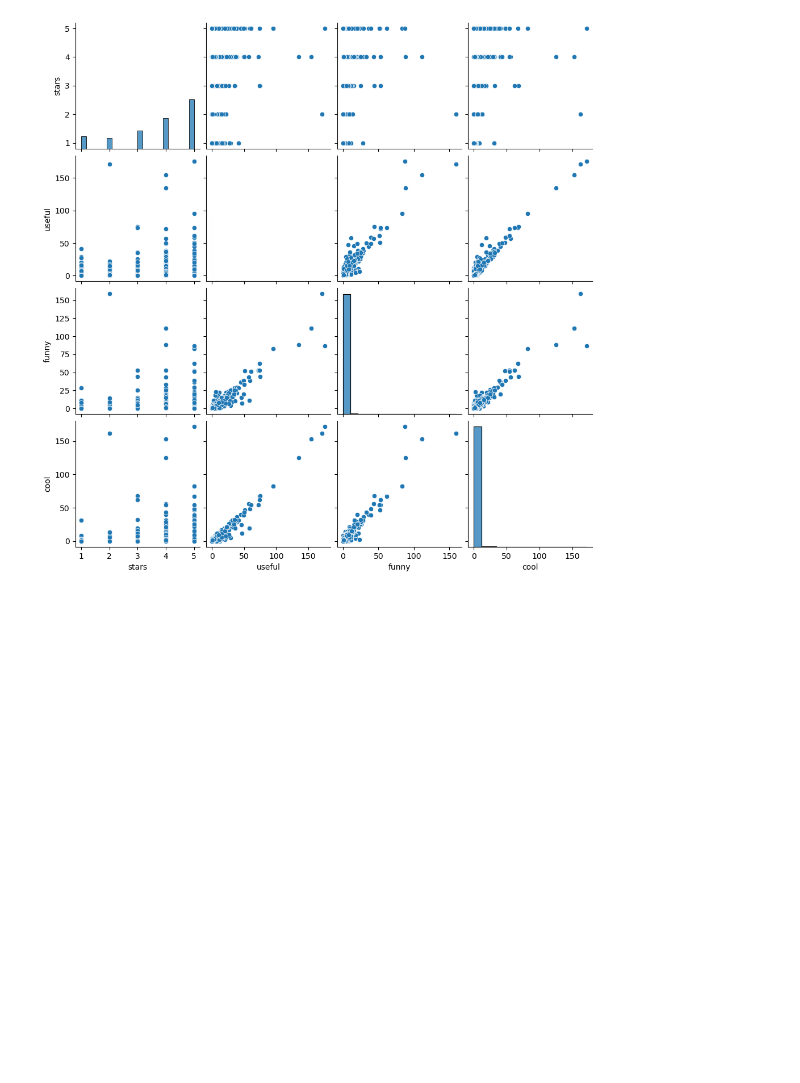
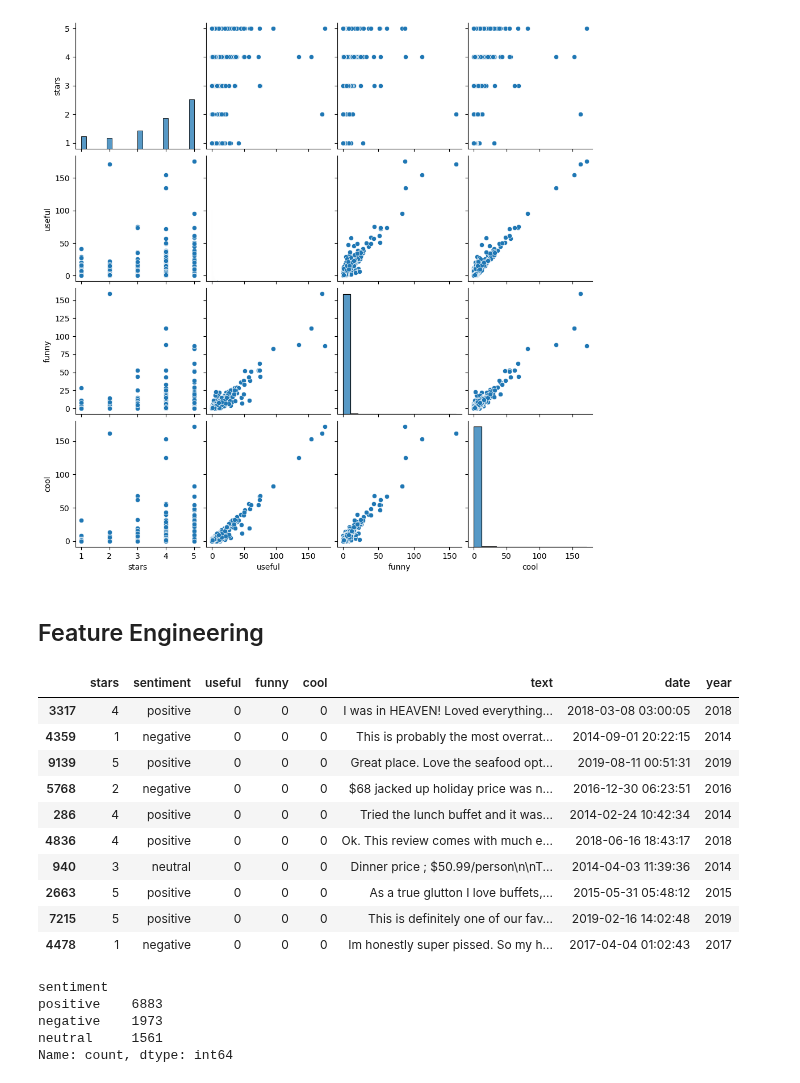
Before and after one commit to zafermesut/ai-crash-course, a Jupyter notebook: Homeworks/NLP-Classification/Restaurant.ipynb, the cells around one changed output. Drawn from its saved outputs; the diff is of its cells as text; code cells hidden in the pictures; blank space fills up the shorter version.

```diff
--- a/Homeworks/NLP-Classification/Restaurant.ipynb
+++ b/Homeworks/NLP-Classification/Restaurant.ipynb
@@ -153,3 +157,5 @@ sns.pairplot(df[['stars', 'useful', 'funny', 'cool']])
 plt.show()
 # %% [output]
 [figure]
+# %% [markdown]
+## Feature Engineering
@@ -155,0 +165,22 @@ plt.show()
+# %%
+df.sample(10)
+# %% [output]
+|  | stars | sentiment | useful | funny | cool | text | date | year |
+| 3317 | 4 | positive | 0 | 0 | 0 | I was in HEAVEN! Loved everything... | 2018-03-08 03:00:05 | 2018 |
+| 4359 | 1 | negative | 0 | 0 | 0 | This is probably the most overrat... | 2014-09-01 20:22:15 | 2014 |
+| 9139 | 5 | positive | 0 | 0 | 0 | Great place. Love the seafood opt... | 2019-08-11 00:51:31 | 2019 |
+| 5768 | 2 | negative | 0 | 0 | 0 | $68 jacked up holiday price was n... | 2016-12-30 06:23:51 | 2016 |
+| 286 | 4 | positive | 0 | 0 | 0 | Tried the lunch buffet and it was... | 2014-02-24 10:42:34 | 2014 |
+| 4836 | 4 | positive | 0 | 0 | 0 | Ok. This review comes with much e... | 2018-06-16 18:43:17 | 2018 |
+| 940 | 3 | neutral | 0 | 0 | 0 | Dinner price ; $50.99/person\n\nT... | 2014-04-03 11:39:36 | 2014 |
+| 2663 | 5 | positive | 0 | 0 | 0 | As a true glutton I love buffets,... | 2015-05-31 05:48:12 | 2015 |
+| 7215 | 5 | positive | 0 | 0 | 0 | This is definitely one of our fav... | 2019-02-16 14:02:48 | 2019 |
+| 4478 | 1 | negative | 0 | 0 | 0 | Im honestly super pissed. So my h... | 2017-04-04 01:02:43 | 2017 |
+# %%
+df['sentiment'].value_counts()
+# %% [output]
+sentiment
+positive    6883
+negative    1973
+neutral     1561
+Name: count, dtype: int64
```
Also changed, not shown: parts of 9 cells of this notebook.
